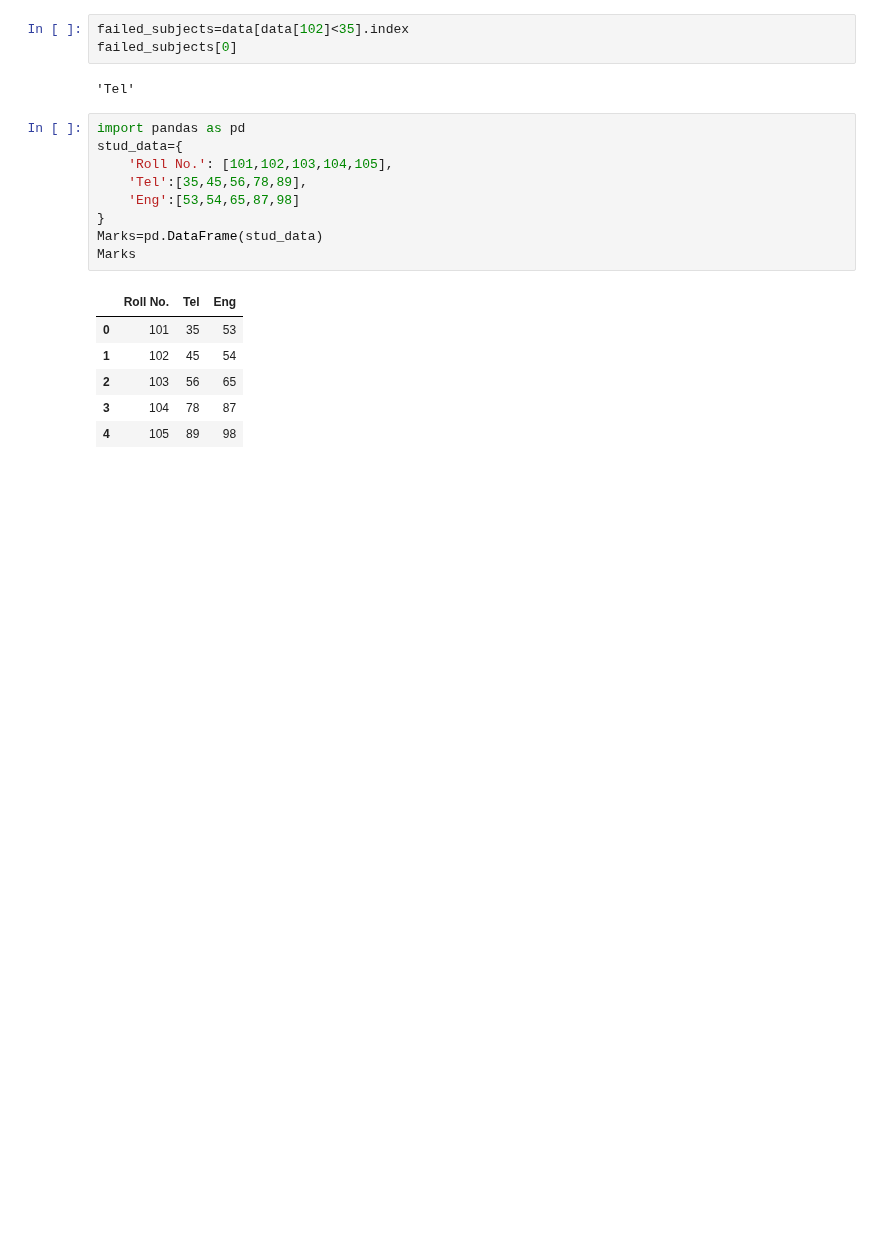
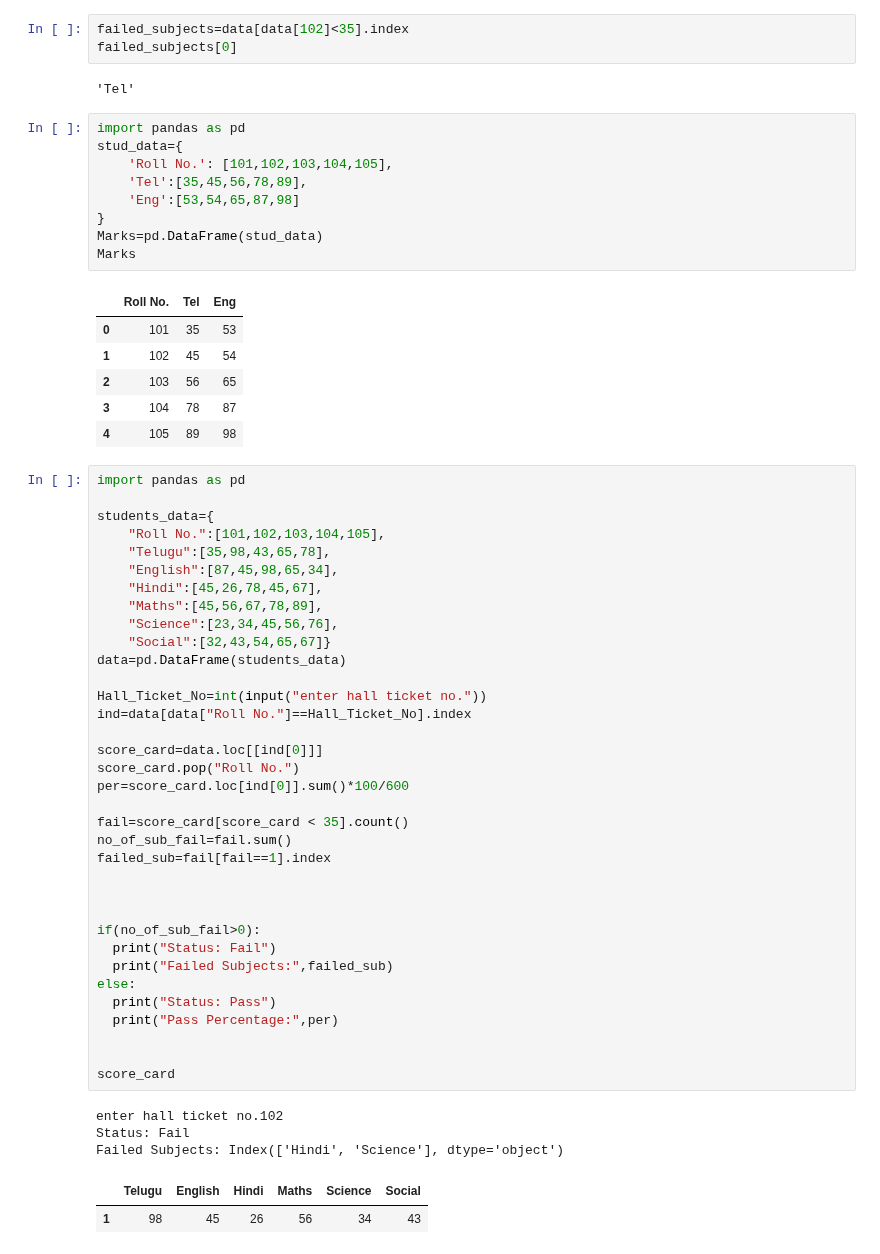
Before and after one commit to vvrgit/Python, a Jupyter notebook: Pandas_Tutorial.ipynb, the cells around one changed output. Cells and saved outputs as stored; diff of their text form; blank space fills up the shorter version.

```diff
--- a/Pandas_Tutorial.ipynb
+++ b/Pandas_Tutorial.ipynb
@@ -462,3 +462,44 @@ Marks
 | 2 | 103 | 56 | 65 |
 | 3 | 104 | 78 | 87 |
 | 4 | 105 | 89 | 98 |
+# %%
+import pandas as pd
+
+students_data={
+    "Roll No.":[101,102,103,104,105],
+    "Telugu":[35,98,43,65,78],
+    "English":[87,45,98,65,34],
+    "Hindi":[45,26,78,45,67],
+    "Maths":[45,56,67,78,89],
+    "Science":[23,34,45,56,76],
+    "Social":[32,43,54,65,67]}
+data=pd.DataFrame(students_data)
+
+Hall_Ticket_No=int(input("enter hall ticket no."))
+ind=data[data["Roll No."]==Hall_Ticket_No].index
+
+score_card=data.loc[[ind[0]]]
+score_card.pop("Roll No.")
+per=score_card.loc[ind[0]].sum()*100/600
+
+fail=score_card[score_card < 35].count()
+no_of_sub_fail=fail.sum()
+failed_sub=fail[fail==1].index
+
+
+
+if(no_of_sub_fail>0):
+  print("Status: Fail")
+  print("Failed Subjects:",failed_sub)
+else:
+  print("Status: Pass")
+  print("Pass Percentage:",per)
+
+
+score_card
+# %% [output]
+enter hall ticket no.102
+Status: Fail
+Failed Subjects: Index(['Hindi', 'Science'], dtype='object')
+|  | Telugu | English | Hindi | Maths | Science | Social |
+| 1 | 98 | 45 | 26 | 56 | 34 | 43 |
```
Also changed, not shown: parts of 1 cell of this notebook.
